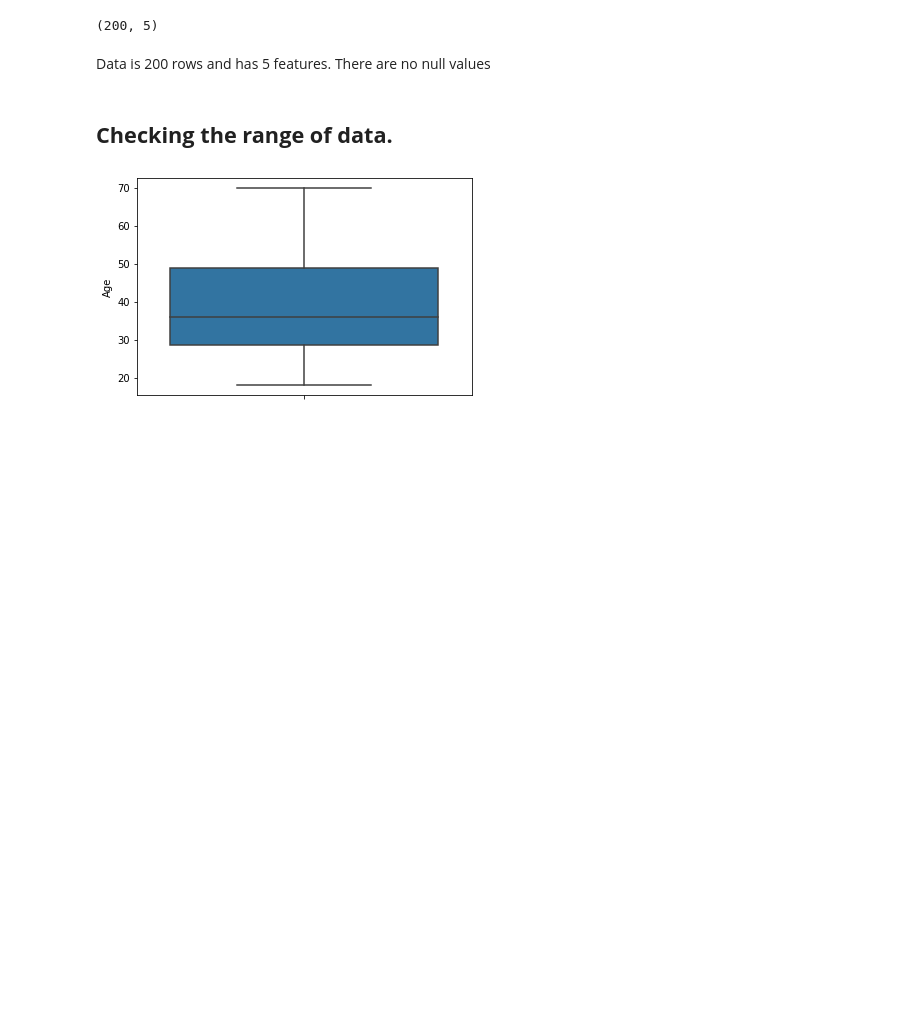
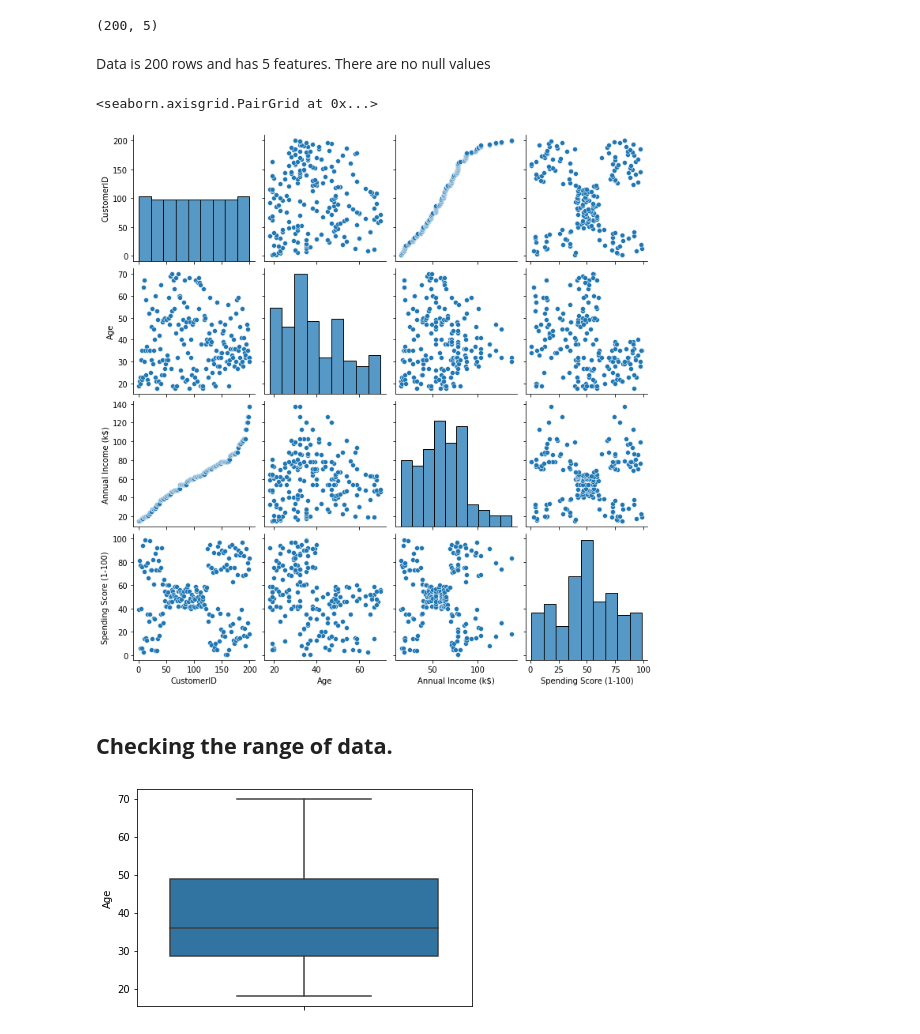
Before and after one commit to dhruvpathak1/machine_learning, a Jupyter notebook: E008_ML_Assignment1.ipynb, the cells around one changed output. Saved outputs shown, nothing was run; the diff lists cells and outputs as text; code cells hidden in the pictures; blank space fills up the shorter version.

```diff
--- a/E008_ML_Assignment1.ipynb
+++ b/E008_ML_Assignment1.ipynb
@@ -56,2 +58,7 @@ There are no null values
+# %%
+sns.pairplot(df2)
+# %% [output]
+<seaborn.axisgrid.PairGrid at 0x...>
+[figure, added]
 # %% [markdown]
 ## **Checking the range of data.**
```
Also changed, not shown: parts of 6 cells of this notebook.
